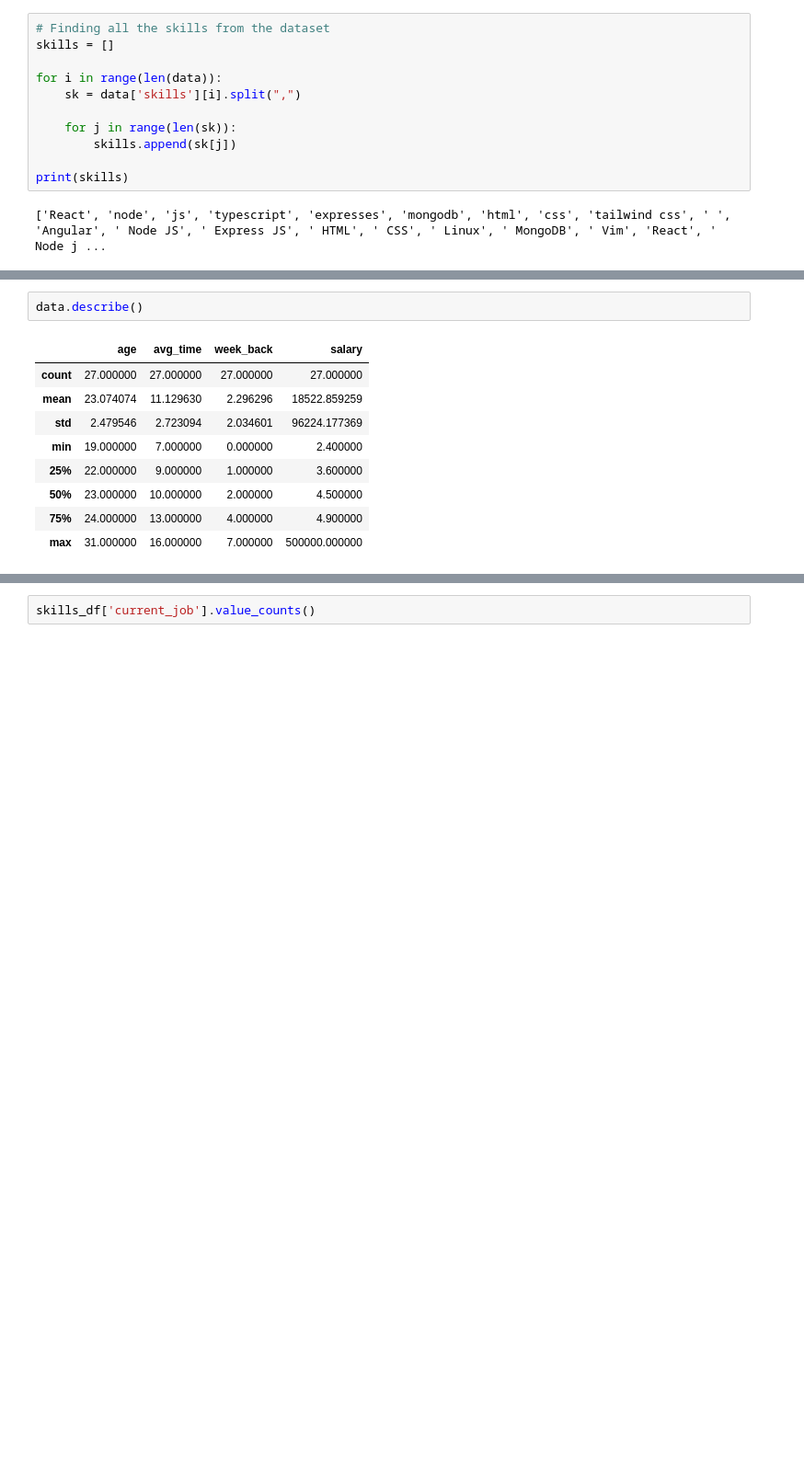
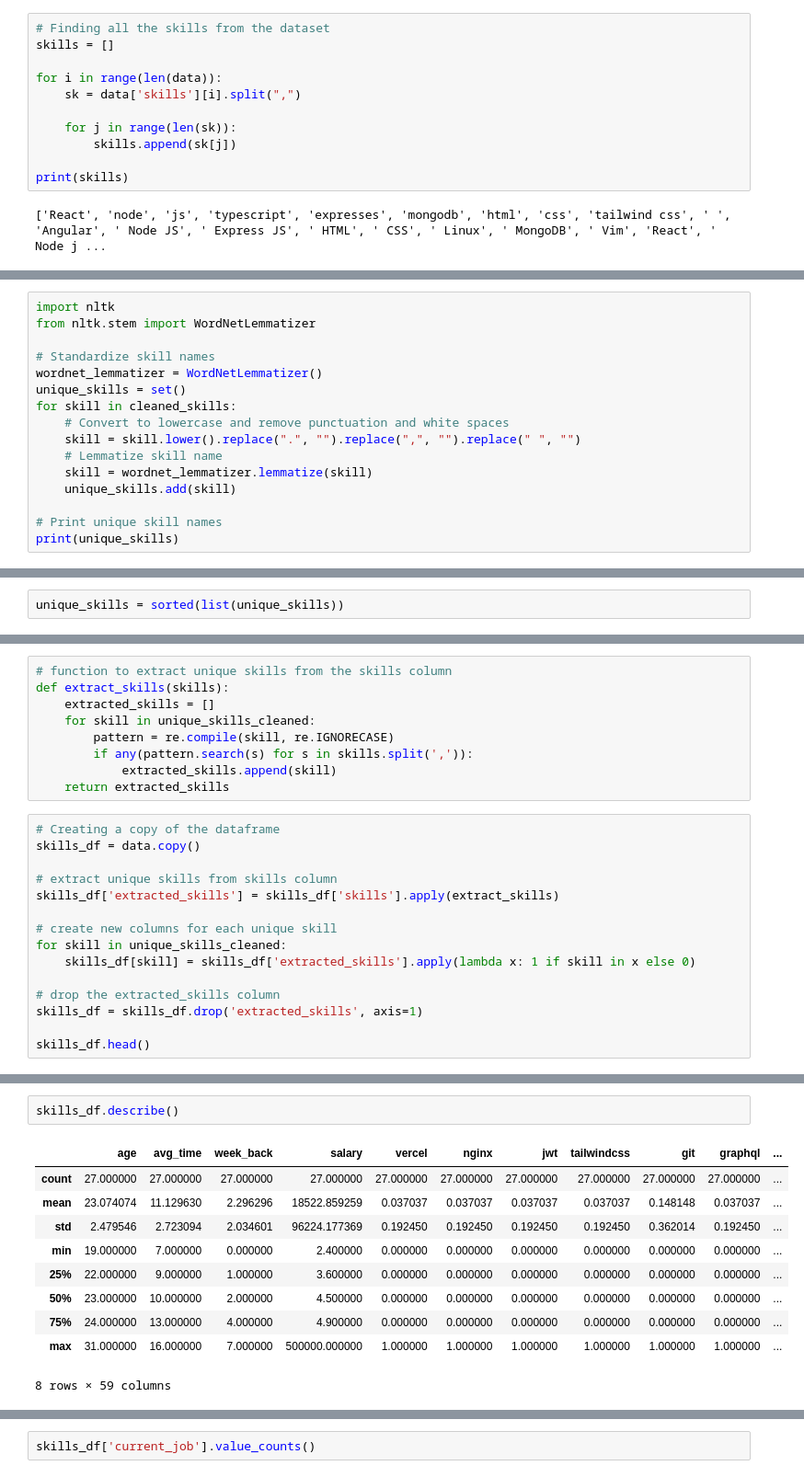
Before and after one commit to mubarakmayyeri/worth-machine-learning, a Jupyter notebook: data_collection/data_collection.ipynb, the cells around one changed output, grey strips where cells are left out. Shown at 92% size. Cells and saved outputs as stored; diff of their text form; blank space fills up the shorter version.

Commit message:
cleaned data from gform

```diff
--- a/data_collection/data_collection.ipynb
+++ b/data_collection/data_collection.ipynb
@@ -219,0 +224,16 @@ print(cleaned_skills)
+# %%
+import nltk
+from nltk.stem import WordNetLemmatizer
+
+# Standardize skill names
+wordnet_lemmatizer = WordNetLemmatizer()
+unique_skills = set()
+for skill in cleaned_skills:
+    # Convert to lowercase and remove punctuation and white spaces
+    skill = skill.lower().replace(".", "").replace(",", "").replace(" ", "")
+    # Lemmatize skill name
+    skill = wordnet_lemmatizer.lemmatize(skill)
+    unique_skills.add(skill)
+
+# Print unique skill names
+print(unique_skills)
@@ -220,3 +246,5 @@ print(cleaned_skills)
+# %%
+unique_skills = sorted(list(unique_skills))
 # %%
 # Define a dictionary of keywords and their replacements
 replacements = {
@@ -308,0 +289,24 @@ skills_df.head()
+# %%
+# function to extract unique skills from the skills column
+def extract_skills(skills):
+    extracted_skills = []
+    for skill in unique_skills_cleaned:
+        pattern = re.compile(skill, re.IGNORECASE)
+        if any(pattern.search(s) for s in skills.split(',')):
+            extracted_skills.append(skill)
+    return extracted_skills
+# %%
+# Creating a copy of the dataframe
+skills_df = data.copy()
+
+# extract unique skills from skills column
+skills_df['extracted_skills'] = skills_df['skills'].apply(extract_skills)
+
+# create new columns for each unique skill
+for skill in unique_skills_cleaned:
+    skills_df[skill] = skills_df['extracted_skills'].apply(lambda x: 1 if skill in x else 0)
+
+# drop the extracted_skills column
+skills_df = skills_df.drop('extracted_skills', axis=1)
+
+skills_df.head()
@@ -322,13 +335,14 @@ Index(['age', 'domain', 'current_job', 'degree', 'cs_bg', 'experience',
       dtype='object')
 # %%
-data.describe()
+skills_df.describe()
 # %% [output]
-|  | age | avg_time | week_back | salary |
-| count | 27.000000 | 27.000000 | 27.000000 | 27.000000 |
-| mean | 23.074074 | 11.129630 | 2.296296 | 18522.859259 |
-| std | 2.479546 | 2.723094 | 2.034601 | 96224.177369 |
-| min | 19.000000 | 7.000000 | 0.000000 | 2.400000 |
-| 25% | 22.000000 | 9.000000 | 1.000000 | 3.600000 |
-| 50% | 23.000000 | 10.000000 | 2.000000 | 4.500000 |
-| 75% | 24.000000 | 13.000000 | 4.000000 | 4.900000 |
-| max | 31.000000 | 16.000000 | 7.000000 | 500000.000000 |
+|  | age | avg_time | week_back | salary | vercel | nginx | jwt | tailwindcss | git | graphql | ... |
+| count | 27.000000 | 27.000000 | 27.000000 | 27.000000 | 27.000000 | 27.000000 | 27.000000 | 27.000000 | 27.000000 | 27.000000 | ... |
+| mean | 23.074074 | 11.129630 | 2.296296 | 18522.859259 | 0.037037 | 0.037037 | 0.037037 | 0.037037 | 0.148148 | 0.037037 | ... |
+| std | 2.479546 | 2.723094 | 2.034601 | 96224.177369 | 0.192450 | 0.192450 | 0.192450 | 0.192450 | 0.362014 | 0.192450 | ... |
+| min | 19.000000 | 7.000000 | 0.000000 | 2.400000 | 0.000000 | 0.000000 | 0.000000 | 0.000000 | 0.000000 | 0.000000 | ... |
+| 25% | 22.000000 | 9.000000 | 1.000000 | 3.600000 | 0.000000 | 0.000000 | 0.000000 | 0.000000 | 0.000000 | 0.000000 | ... |
+| 50% | 23.000000 | 10.000000 | 2.000000 | 4.500000 | 0.000000 | 0.000000 | 0.000000 | 0.000000 | 0.000000 | 0.000000 | ... |
+| 75% | 24.000000 | 13.000000 | 4.000000 | 4.900000 | 0.000000 | 0.000000 | 0.000000 | 0.000000 | 0.000000 | 0.000000 | ... |
+| max | 31.000000 | 16.000000 | 7.000000 | 500000.000000 | 1.000000 | 1.000000 | 1.000000 | 1.000000 | 1.000000 | 1.000000 | ... |
+8 rows × 59 columns
```
Also changed, not shown: parts of 23 cells of this notebook, 2 other files.
